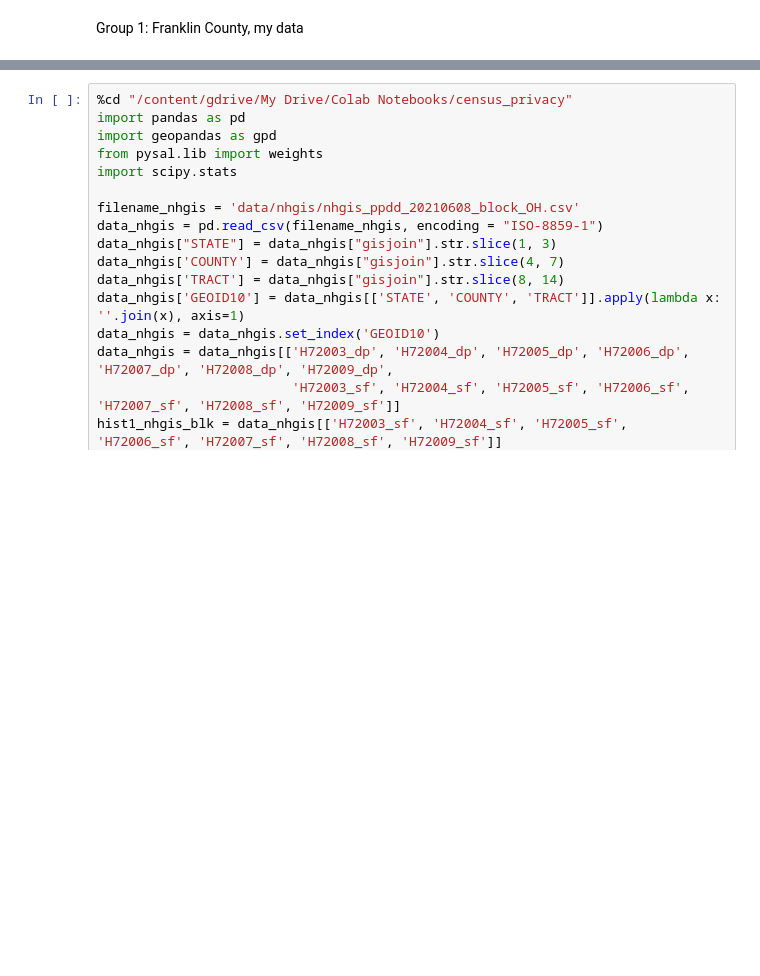
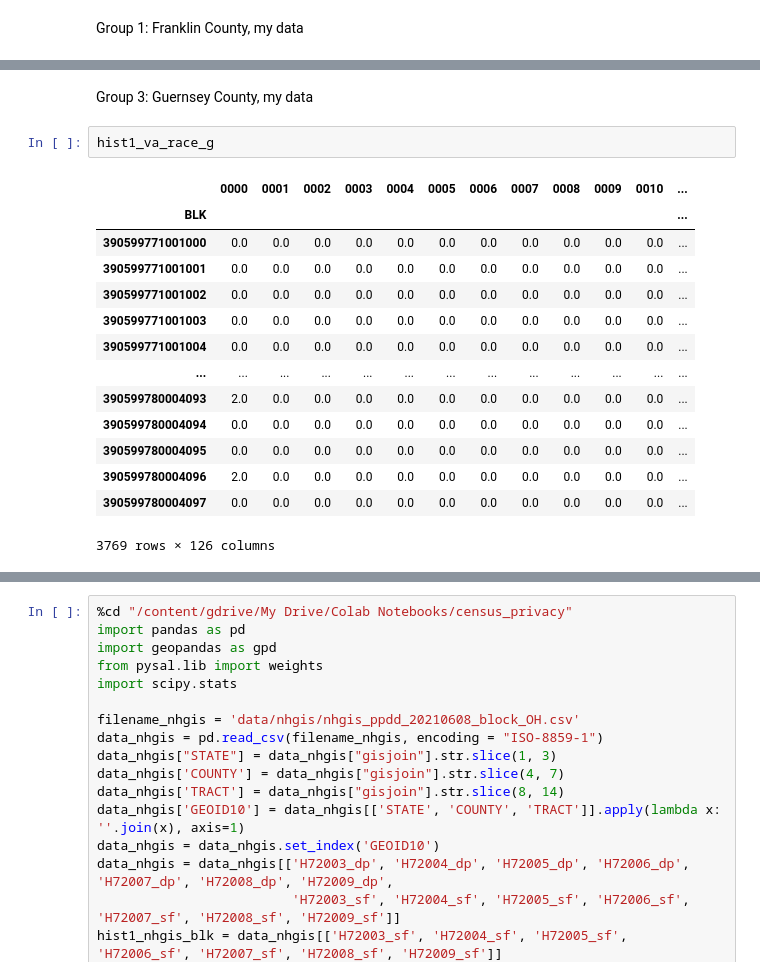
Before and after one commit to linyuehzzz/tda-eval, a Jupyter notebook: cell_uniques.ipynb, the cells around one changed output, grey strips where cells are left out. Saved outputs shown, nothing was run; the diff lists cells and outputs as text; blank space fills up the shorter version.

```diff
--- a/cell_uniques.ipynb
+++ b/cell_uniques.ipynb
@@ -570,0 +698,19 @@ tpr
+# %% [markdown]
+Group 3: Guernsey County, my data
+# %%
+hist1_va_race_g
+# %% [output]
+|  | 0000 | 0001 | 0002 | 0003 | 0004 | 0005 | 0006 | 0007 | 0008 | 0009 | 0010 | ... |
+| BLK |  |  |  |  |  |  |  |  |  |  |  | ... |
+| 390599771001000 | 0.0 | 0.0 | 0.0 | 0.0 | 0.0 | 0.0 | 0.0 | 0.0 | 0.0 | 0.0 | 0.0 | ... |
+| 390599771001001 | 0.0 | 0.0 | 0.0 | 0.0 | 0.0 | 0.0 | 0.0 | 0.0 | 0.0 | 0.0 | 0.0 | ... |
+| 390599771001002 | 0.0 | 0.0 | 0.0 | 0.0 | 0.0 | 0.0 | 0.0 | 0.0 | 0.0 | 0.0 | 0.0 | ... |
+| 390599771001003 | 0.0 | 0.0 | 0.0 | 0.0 | 0.0 | 0.0 | 0.0 | 0.0 | 0.0 | 0.0 | 0.0 | ... |
+| 390599771001004 | 0.0 | 0.0 | 0.0 | 0.0 | 0.0 | 0.0 | 0.0 | 0.0 | 0.0 | 0.0 | 0.0 | ... |
+| ... | ... | ... | ... | ... | ... | ... | ... | ... | ... | ... | ... | ... |
+| 390599780004093 | 2.0 | 0.0 | 0.0 | 0.0 | 0.0 | 0.0 | 0.0 | 0.0 | 0.0 | 0.0 | 0.0 | ... |
+| 390599780004094 | 0.0 | 0.0 | 0.0 | 0.0 | 0.0 | 0.0 | 0.0 | 0.0 | 0.0 | 0.0 | 0.0 | ... |
+| 390599780004095 | 0.0 | 0.0 | 0.0 | 0.0 | 0.0 | 0.0 | 0.0 | 0.0 | 0.0 | 0.0 | 0.0 | ... |
+| 390599780004096 | 2.0 | 0.0 | 0.0 | 0.0 | 0.0 | 0.0 | 0.0 | 0.0 | 0.0 | 0.0 | 0.0 | ... |
+| 390599780004097 | 0.0 | 0.0 | 0.0 | 0.0 | 0.0 | 0.0 | 0.0 | 0.0 | 0.0 | 0.0 | 0.0 | ... |
+3769 rows × 126 columns
```
Also changed, not shown: parts of 32 cells of this notebook.
